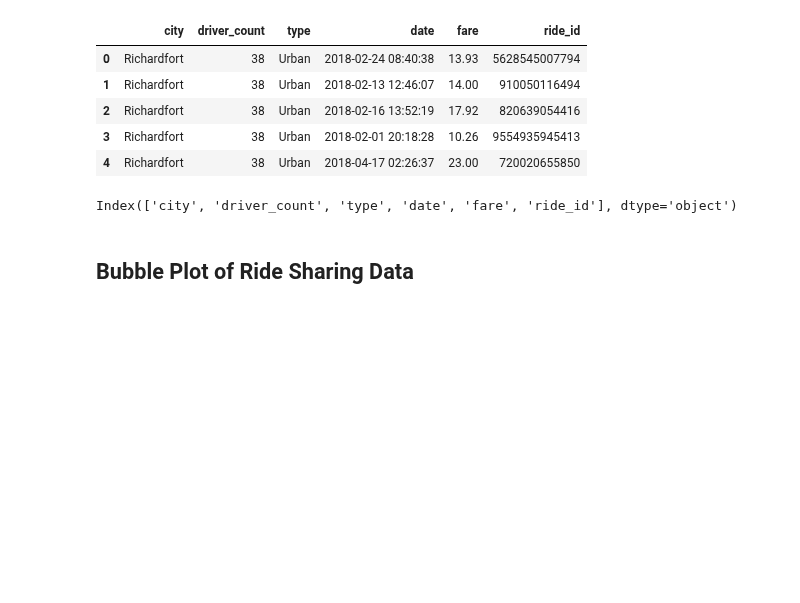
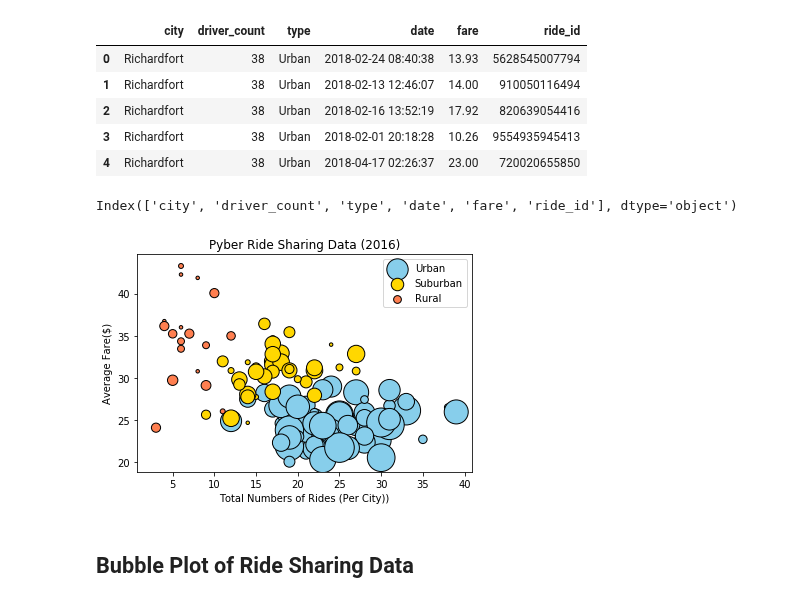
Before and after one commit to FeLowe/NW-Bootcamp-Homework, a Jupyter notebook: Matplotlib/pyber.ipynb, the cells around one changed output. Cells and saved outputs as stored; diff of their text form; code cells hidden in the pictures; blank space fills up the shorter version.

Commit message:
created scatter plot, lables and saved into image file

```diff
--- a/Matplotlib/pyber.ipynb
+++ b/Matplotlib/pyber.ipynb
@@ -50,2 +50,37 @@ rural_driver_count = rural_cities.groupby(["city"]).mean()["driver_count"]
+# %%
+# Build the scatter plots for each city types
+
+#Urban
+plt.scatter(urban_ride_count,
+            urban_avg_fare,
+            s=12*urban_driver_count, c="skyblue",
+            edgecolor="black", linewidths=1, marker="o",
+            alpha=1.0, label="Urban")
+#Suburban
+plt.scatter(suburban_ride_count,
+            suburban_avg_fare,
+            s=12*suburban_driver_count, c="gold",
+            edgecolor="black", linewidths=1, marker="o",
+            alpha=1.0, label="Suburban")
+#Rural
+plt.scatter(rural_ride_count,
+            rural_avg_fare,
+            s=12*rural_driver_count, c="coral",
+            edgecolor="black", linewidths=1, marker="o",
+            alpha=1.0, label="Rural")
+
+# Incorporate the other graph properties
+# title, x and y lables
+plt.title("Pyber Ride Sharing Data (2016)")
+plt.xlabel("Total Numbers of Rides (Per City))")
+plt.ylabel("Average Fare($)")
+
+# Create a legend
+plt.legend(loc="best")
+
+# Show plot
+plt.show()
+# %% [output]
+[figure, added]
 # %% [markdown]
 ## Bubble Plot of Ride Sharing Data
```
Also changed, not shown: parts of 4 cells of this notebook, 1 other file.
